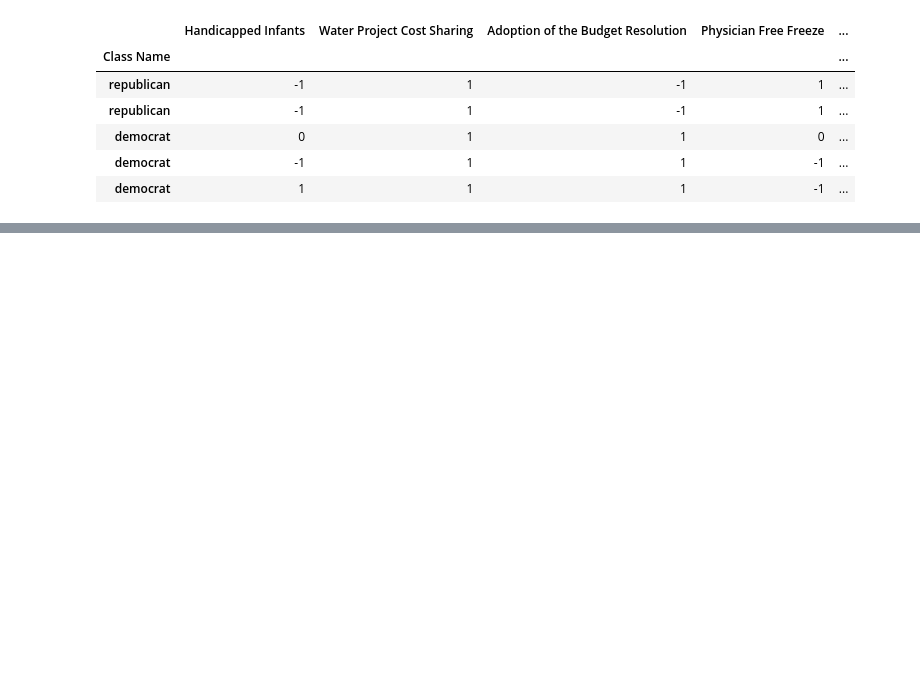
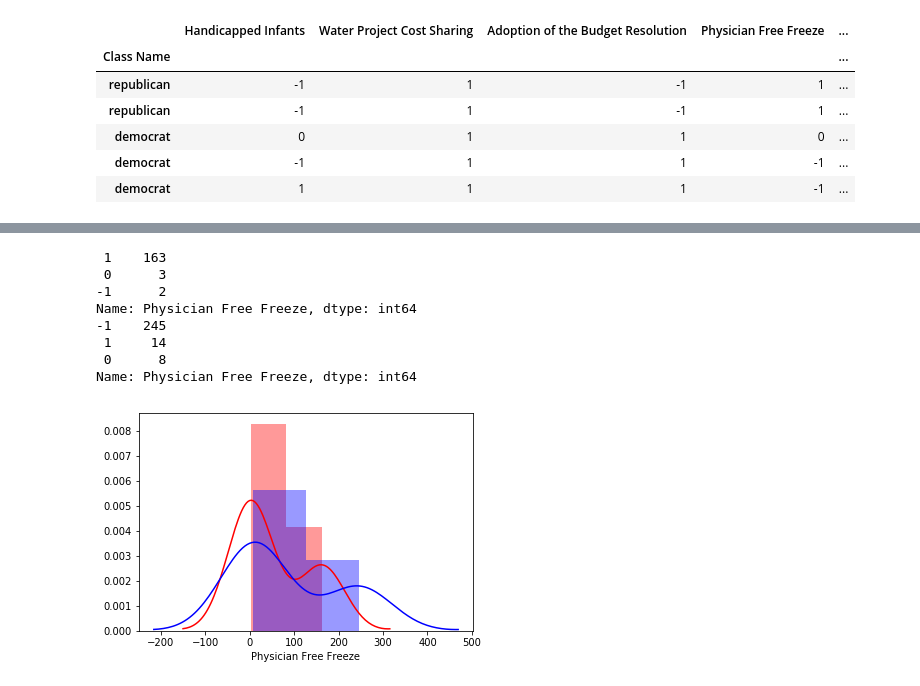
Before and after one commit to npgeorge/DS-Unit-1-Sprint-3-Statistical-Tests-and-Experiments, a Jupyter notebook: Nicholas_George_LS_DS_131_Statistics_Probability_Assignment.ipynb, the cells around one changed output, grey strips where cells are left out. Cells and saved outputs as stored; diff of their text form; code cells hidden in the pictures; blank space fills up the shorter version.

```diff
--- a/Nicholas_George_LS_DS_131_Statistics_Probability_Assignment.ipynb
+++ b/Nicholas_George_LS_DS_131_Statistics_Probability_Assignment.ipynb
@@ -146,0 +180,19 @@ sns.kdeplot(pff);
+# %%
+#4th row
+reps_pff = republicans['Physician Free Freeze'].value_counts()
+sns.distplot(reps_pff,color='r');
+print(reps_pff)
+
+dems_pff = democrats['Physician Free Freeze'].value_counts()
+sns.distplot(dems_pff, color='b');
+print(dems_pff)
+# %% [output]
+ 1    163
+ 0      3
+-1      2
+Name: Physician Free Freeze, dtype: int64
+-1    245
+ 1     14
+ 0      8
+Name: Physician Free Freeze, dtype: int64
+[figure, added]
```
Also changed, not shown: parts of 6 cells of this notebook.
